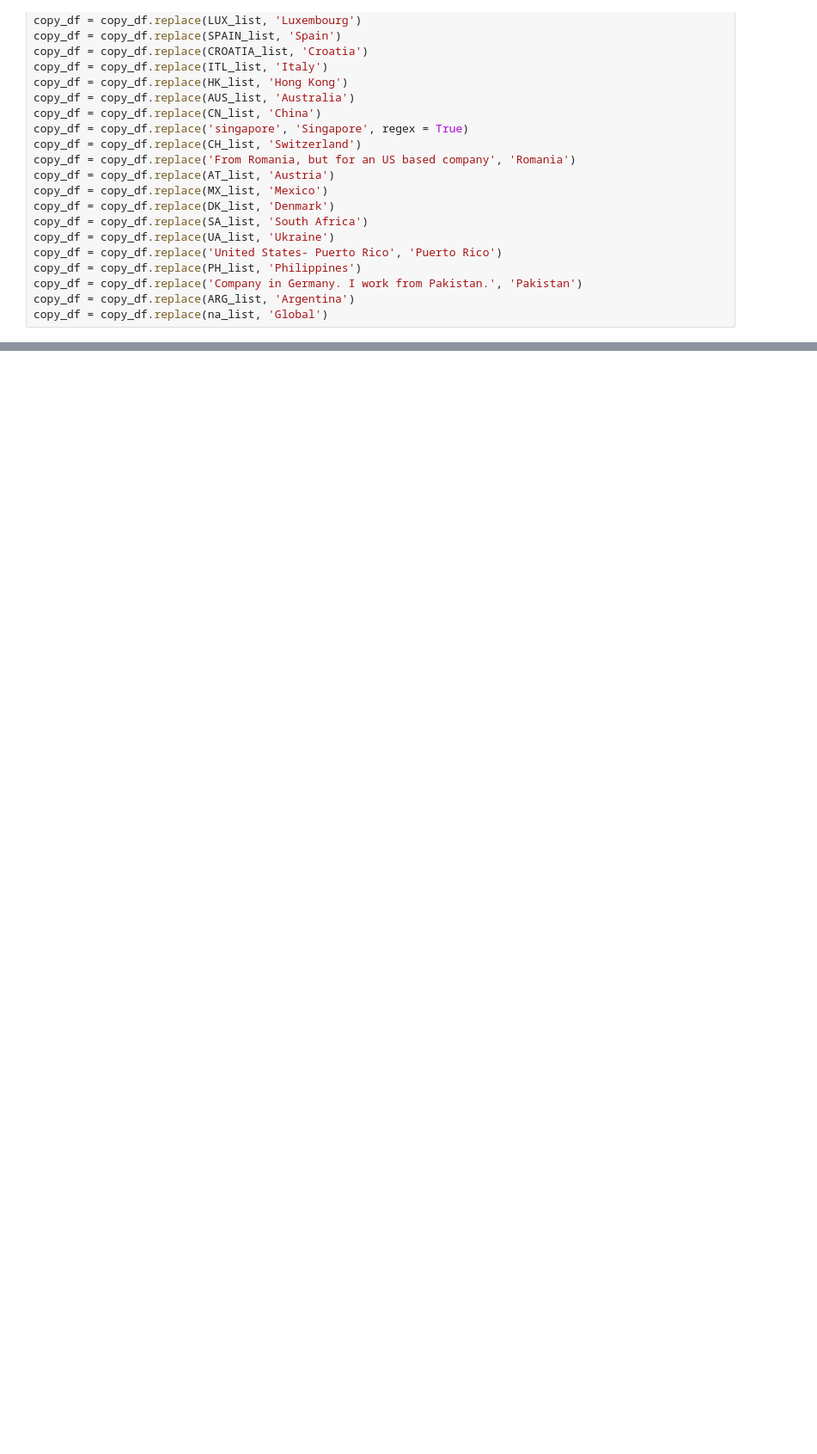
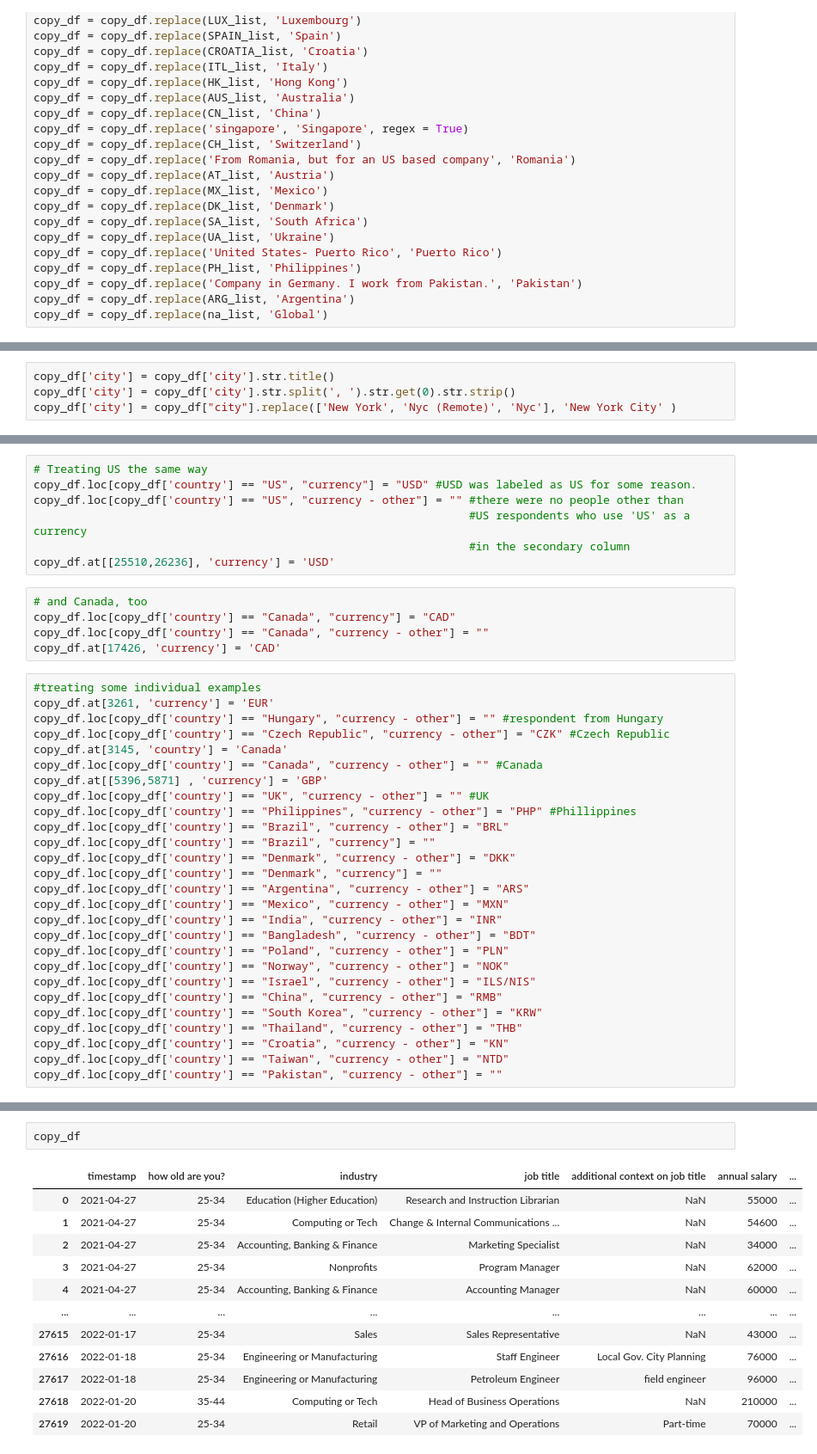
Before and after one commit to PreacherBaby/askamanagersurvey, a Jupyter notebook: ask_a_manager_survery_data_cleaning.ipynb, the cells around one changed output, grey strips where cells are left out. Shown at 86% size. Drawn from its saved outputs; the diff is of its cells as text; blank space fills up the shorter version.

```diff
--- a/ask_a_manager_survery_data_cleaning.ipynb
+++ b/ask_a_manager_survery_data_cleaning.ipynb
@@ -243,0 +268,4 @@ The remaining columns seem to be far more consistent than this one. I'd leave it
+# %%
+copy_df['city'] = copy_df['city'].str.title()
+copy_df['city'] = copy_df['city'].str.split(', ').str.get(0).str.strip()
+copy_df['city'] = copy_df["city"].replace(['New York', 'Nyc (Remote)', 'Nyc'], 'New York City' )
@@ -243,0 +290,39 @@ The remaining columns seem to be far more consistent than this one. I'd leave it
+# %%
+# Treating US the same way
+copy_df.loc[copy_df['country'] == "US", "currency"] = "USD" #USD was labeled as US for some reason.
+copy_df.loc[copy_df['country'] == "US", "currency - other"] = "" #there were no people other than
+                                                                 #US respondents who use 'US' as a currency
+                                                                 #in the secondary column
+copy_df.at[[25510,26236], 'currency'] = 'USD'
+# %%
+# and Canada, too
+copy_df.loc[copy_df['country'] == "Canada", "currency"] = "CAD"
+copy_df.loc[copy_df['country'] == "Canada", "currency - other"] = ""
+copy_df.at[17426, 'currency'] = 'CAD'
+# %%
+#treating some individual examples
+copy_df.at[3261, 'currency'] = 'EUR'
+copy_df.loc[copy_df['country'] == "Hungary", "currency - other"] = "" #respondent from Hungary
+copy_df.loc[copy_df['country'] == "Czech Republic", "currency - other"] = "CZK" #Czech Republic
+copy_df.at[3145, 'country'] = 'Canada'
+copy_df.loc[copy_df['country'] == "Canada", "currency - other"] = "" #Canada
+copy_df.at[[5396,5871] , 'currency'] = 'GBP'
+copy_df.loc[copy_df['country'] == "UK", "currency - other"] = "" #UK
+copy_df.loc[copy_df['country'] == "Philippines", "currency - other"] = "PHP" #Phillippines
+copy_df.loc[copy_df['country'] == "Brazil", "currency - other"] = "BRL"
+copy_df.loc[copy_df['country'] == "Brazil", "currency"] = ""
+copy_df.loc[copy_df['country'] == "Denmark", "currency - other"] = "DKK"
+copy_df.loc[copy_df['country'] == "Denmark", "currency"] = ""
+copy_df.loc[copy_df['country'] == "Argentina", "currency - other"] = "ARS"
+copy_df.loc[copy_df['country'] == "Mexico", "currency - other"] = "MXN"
+copy_df.loc[copy_df['country'] == "India", "currency - other"] = "INR"
+copy_df.loc[copy_df['country'] == "Bangladesh", "currency - other"] = "BDT"
+copy_df.loc[copy_df['country'] == "Poland", "currency - other"] = "PLN"
+copy_df.loc[copy_df['country'] == "Norway", "currency - other"] = "NOK"
+copy_df.loc[copy_df['country'] == "Israel", "currency - other"] = "ILS/NIS"
+copy_df.loc[copy_df['country'] == "China", "currency - other"] = "RMB"
+copy_df.loc[copy_df['country'] == "South Korea", "currency - other"] = "KRW"
+copy_df.loc[copy_df['country'] == "Thailand", "currency - other"] = "THB"
+copy_df.loc[copy_df['country'] == "Croatia", "currency - other"] = "KN"
+copy_df.loc[copy_df['country'] == "Taiwan", "currency - other"] = "NTD"
+copy_df.loc[copy_df['country'] == "Pakistan", "currency - other"] = ""
@@ -243,0 +341,15 @@ The remaining columns seem to be far more consistent than this one. I'd leave it
+# %%
+copy_df
+# %% [output]
+|  | timestamp | how old are you? | industry | job title | additional context on job title | annual salary | ... |
+| 0 | 2021-04-27 | 25-34 | Education (Higher Education) | Research and Instruction Librarian | NaN | 55000 | ... |
+| 1 | 2021-04-27 | 25-34 | Computing or Tech | Change & Internal Communications ... | NaN | 54600 | ... |
+| 2 | 2021-04-27 | 25-34 | Accounting, Banking & Finance | Marketing Specialist | NaN | 34000 | ... |
+| 3 | 2021-04-27 | 25-34 | Nonprofits | Program Manager | NaN | 62000 | ... |
+| 4 | 2021-04-27 | 25-34 | Accounting, Banking & Finance | Accounting Manager | NaN | 60000 | ... |
+| ... | ... | ... | ... | ... | ... | ... | ... |
+| 27615 | 2022-01-17 | 25-34 | Sales | Sales Representative | NaN | 43000 | ... |
+| 27616 | 2022-01-18 | 25-34 | Engineering or Manufacturing | Staff Engineer | Local Gov. City Planning | 76000 | ... |
+| 27617 | 2022-01-18 | 25-34 | Engineering or Manufacturing | Petroleum Engineer | field engineer | 96000 | ... |
+| 27618 | 2022-01-20 | 35-44 | Computing or Tech | Head of Business Operations | NaN | 210000 | ... |
+| 27619 | 2022-01-20 | 25-34 | Retail | VP of Marketing and Operations | Part-time | 70000 | ... |
```
Also changed, not shown: parts of 16 cells of this notebook.
